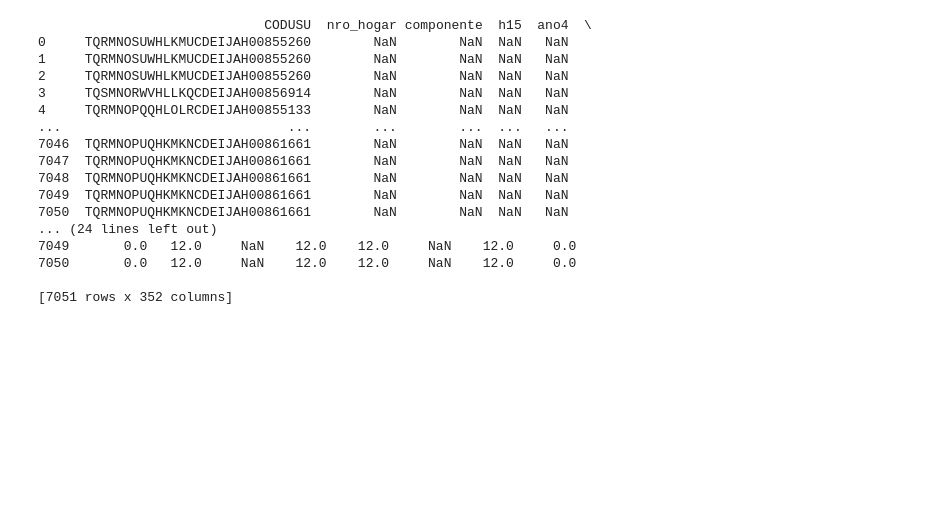
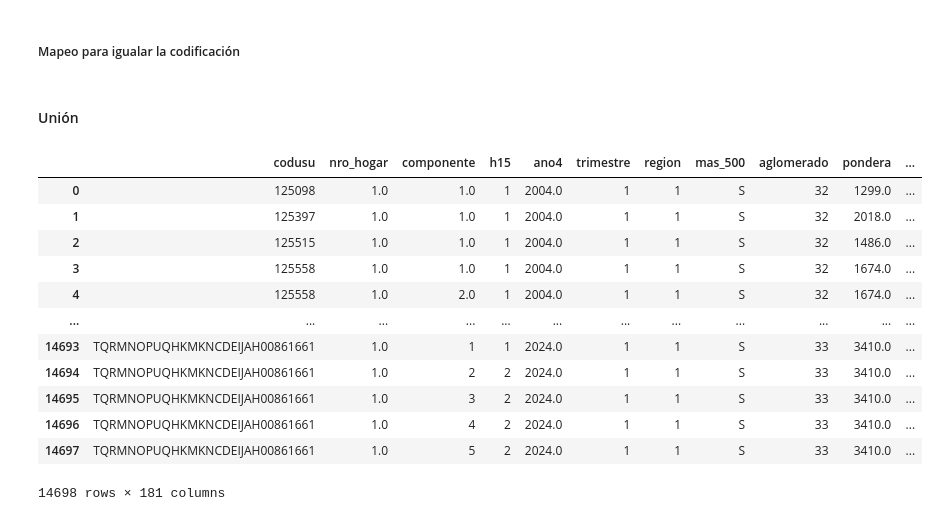
Before and after one commit to GabrielDiaz303/CC408--T1-2-, a Jupyter notebook: TP3 - Codigo.ipynb, the cells around one changed output. Cells and saved outputs as stored; diff of their text form; code cells hidden in the pictures; blank space fills up the shorter version.

```diff
--- a/TP3 - Codigo.ipynb
+++ b/TP3 - Codigo.ipynb
@@ -36,20 +19,2 @@ print(EPH2004BS)
-# %%
-print(EPH_completo)
-# %% [output]
-                             CODUSU  nro_hogar componente  h15  ano4  \
-0     TQRMNOSUWHLKMUCDEIJAH00855260        NaN        NaN  NaN   NaN
-1     TQRMNOSUWHLKMUCDEIJAH00855260        NaN        NaN  NaN   NaN
-2     TQRMNOSUWHLKMUCDEIJAH00855260        NaN        NaN  NaN   NaN
-3     TQSMNORWVHLLKQCDEIJAH00856914        NaN        NaN  NaN   NaN
-4     TQRMNOPQQHLOLRCDEIJAH00855133        NaN        NaN  NaN   NaN
-...                             ...        ...        ...  ...   ...
-7046  TQRMNOPUQHKMKNCDEIJAH00861661        NaN        NaN  NaN   NaN
-7047  TQRMNOPUQHKMKNCDEIJAH00861661        NaN        NaN  NaN   NaN
-7048  TQRMNOPUQHKMKNCDEIJAH00861661        NaN        NaN  NaN   NaN
-7049  TQRMNOPUQHKMKNCDEIJAH00861661        NaN        NaN  NaN   NaN
-7050  TQRMNOPUQHKMKNCDEIJAH00861661        NaN        NaN  NaN   NaN
-... (24 lines left out)
-7049       0.0   12.0     NaN    12.0    12.0     NaN    12.0     0.0
-7050       0.0   12.0     NaN    12.0    12.0     NaN    12.0     0.0
-
-[7051 rows x 352 columns]
+# %% [markdown]
+##### Mapeo para igualar la codificación
@@ -55,0 +159,42 @@ print(EPH_completo)
+# %%
+#region Mapeo2
+EPH2004BS["aglomerado"] = EPH2004BS["aglomerado"].map(mapeo2)
+EPH2004BS["h15"] = EPH2004BS["h15"].map(mapeo)
+EPH2004BS["ch03"] = EPH2004BS["ch03"].map(mapeo_parentesco)
+EPH2004BS["cat_inac"] = EPH2004BS["cat_inac"].map(mapeo_estatus)
+EPH2004BS["cat_ocup"] = EPH2004BS["cat_ocup"].map(mapeo_cat_ocu)
+EPH2004BS["ch04"] = EPH2004BS["ch04"].map(mapeo_sexo)
+EPH2004BS["ch07"] = EPH2004BS["ch07"].map(mapeo_estado_civil)
+EPH2004BS["ch08"] = EPH2004BS["ch08"].map(mapeo_cobertura_medica)
+EPH2004BS["ch09"] = EPH2004BS["ch09"].map(mapeo_leer)
+EPH2004BS["ch10"] = EPH2004BS["ch10"].map(mapeo_edu)
+EPH2004BS["ch11"] = EPH2004BS["ch11"].map(mapeo_edu2)
+EPH2004BS["ch12"] = EPH2004BS["ch12"].map(mapeo_establecimiento)
+EPH2004BS["ch13"] = EPH2004BS["ch13"].map(mapeo_edu3)
+EPH2004BS["ch15"] = EPH2004BS["ch15"].map(mapeo_lugar)
+EPH2004BS["ch16"] = EPH2004BS["ch16"].map(mapeo_lugar)
+EPH2004BS["nivel_ed"] = EPH2004BS["nivel_ed"].map(mapeo_nivel_educativo)
+EPH2004BS["estado"] = EPH2004BS["estado"].map(mapeo_cond_actividad)
+
+EPH2004BS["trimestre"] = 1
+EPH2004BS["region"] = 1
+#endregion
+# %% [markdown]
+#### Unión
+# %%
+EPH_completo= pd.concat([EPH2004BS, EPH2024BS], ignore_index=True)
+EPH_completo
+# %% [output]
+|  | codusu | nro_hogar | componente | h15 | ano4 | trimestre | region | mas_500 | aglomerado | pondera | ... |
+| 0 | 125098 | 1.0 | 1.0 | 1 | 2004.0 | 1 | 1 | S | 32 | 1299.0 | ... |
+| 1 | 125397 | 1.0 | 1.0 | 1 | 2004.0 | 1 | 1 | S | 32 | 2018.0 | ... |
+| 2 | 125515 | 1.0 | 1.0 | 1 | 2004.0 | 1 | 1 | S | 32 | 1486.0 | ... |
+| 3 | 125558 | 1.0 | 1.0 | 1 | 2004.0 | 1 | 1 | S | 32 | 1674.0 | ... |
+| 4 | 125558 | 1.0 | 2.0 | 1 | 2004.0 | 1 | 1 | S | 32 | 1674.0 | ... |
+| ... | ... | ... | ... | ... | ... | ... | ... | ... | ... | ... | ... |
+| 14693 | TQRMNOPUQHKMKNCDEIJAH00861661 | 1.0 | 1 | 1 | 2024.0 | 1 | 1 | S | 33 | 3410.0 | ... |
+| 14694 | TQRMNOPUQHKMKNCDEIJAH00861661 | 1.0 | 2 | 2 | 2024.0 | 1 | 1 | S | 33 | 3410.0 | ... |
+| 14695 | TQRMNOPUQHKMKNCDEIJAH00861661 | 1.0 | 3 | 2 | 2024.0 | 1 | 1 | S | 33 | 3410.0 | ... |
+| 14696 | TQRMNOPUQHKMKNCDEIJAH00861661 | 1.0 | 4 | 2 | 2024.0 | 1 | 1 | S | 33 | 3410.0 | ... |
+| 14697 | TQRMNOPUQHKMKNCDEIJAH00861661 | 1.0 | 5 | 2 | 2024.0 | 1 | 1 | S | 33 | 3410.0 | ... |
+14698 rows × 181 columns
```
Also changed, not shown: parts of 11 cells of this notebook, 1 other file.
